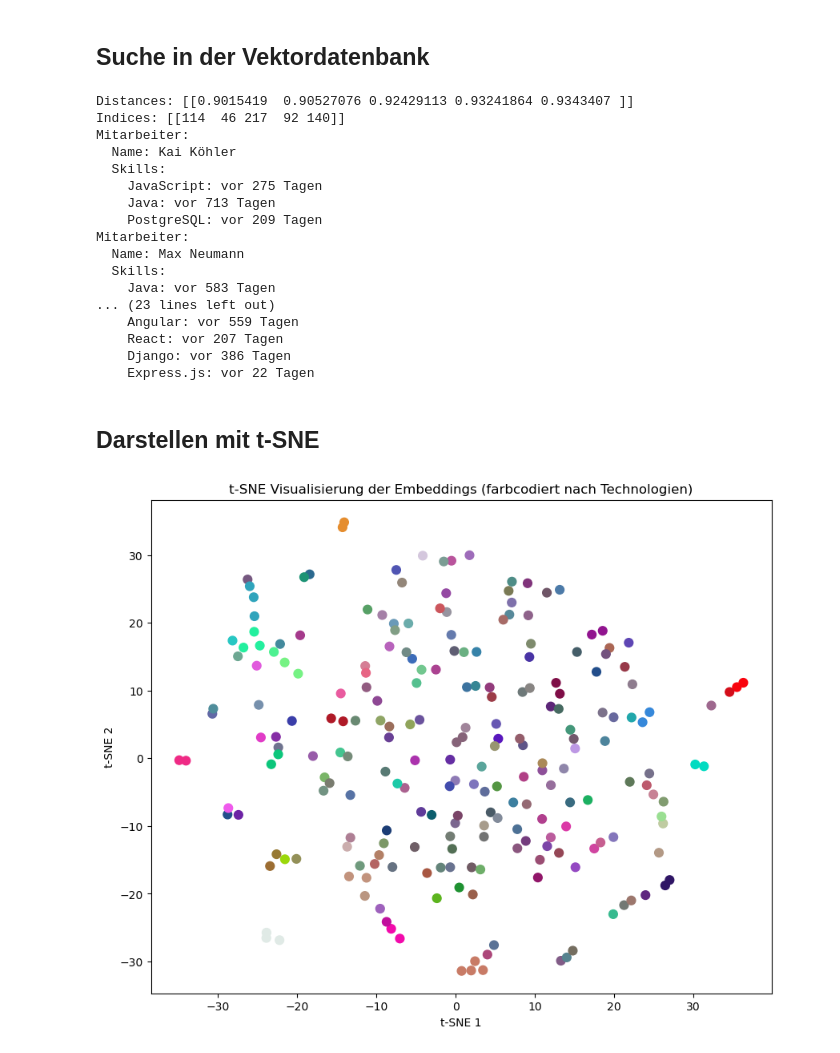
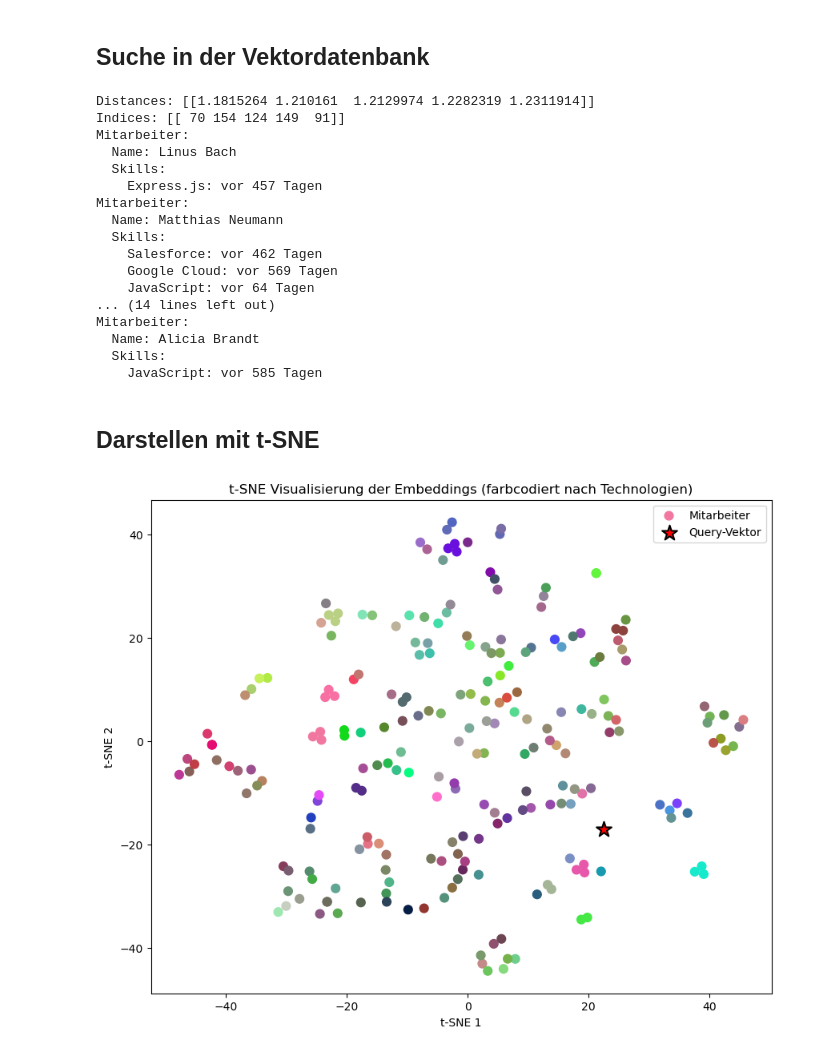
Before and after one commit to BTBTimoAntoniak/vektordatenbank-test, a Jupyter notebook: vektordatenbank.ipynb, the cells around one changed output. Drawn from its saved outputs; the diff is of its cells as text; code cells hidden in the pictures.

Commit message:
add query on plot

```diff
--- a/vektordatenbank.ipynb
+++ b/vektordatenbank.ipynb
@@ -20,6 +20,12 @@ class MitarbeiterSkills:
             f"  Skills:\n"
             f"    {technologien_str}"
         )
+
+    def to_embedding(self):
+        # Konvertiere die Technologien in eine Liste von Strings
+        technologien_str = [t.name for t in self.technologien]
+        # Erstelle ein Embedding aus den Technologien
+        return " ".join(technologien_str)
 # %%
 import json
 import random
@@ -70,7 +76,7 @@ Salesforce: [0.7013522876489348, 0.5981535874972491, 0.5216575675216305]
 # %% [markdown]
 ## Formatieren der Daten
 # %%
-data = []
+data: list[MitarbeiterSkills] = []
 
 for name in namen:
     skills = get_random_skills()
@@ -102,13 +115,9 @@ Mitarbeiter:
 # %%
-from openai import OpenAI
-
-client = OpenAI()
-
 embedded_data = []
 
 for ma in data:
     embedded_data.append(
-        client.embeddings.create(input=str(ma), model="text-embedding-3-small").data[0].embedding
+        client.embeddings.create(input=ma.to_embedding(), model="text-embedding-3-small").data[0].embedding
     )
 # %% [markdown]
 ## Erstellen der Vektordatenbank
@@ -124,7 +133,7 @@ index.add(embeddings_np)
 # %% [markdown]
 ## Suche in der Vektordatenbank
 # %%
-query = "Java Backend in den letzten 5 Monaten"
+query = "Frontend Technologien"
 query_vector = client.embeddings.create(input=query, model="text-embedding-3-small").data[0].embedding
 
 search_vector = np.array([query_vector]).astype('float32')
@@ -139,53 +148,57 @@ print(f"Indices: {indices}")
 for i in indices[0]:
     print(data[i])
 # %% [output]
-Distances: [[0.9015419  0.90527076 0.92429113 0.93241864 0.9343407 ]]
-Indices: [[114  46 217  92 140]]
+Distances: [[1.1815264 1.210161  1.2129974 1.2282319 1.2311914]]
+Indices: [[ 70 154 124 149  91]]
 Mitarbeiter:
-  Name: Kai Köhler
+  Name: Linus Bach
   Skills:
-    JavaScript: vor 275 Tagen
-    Java: vor 713 Tagen
-    PostgreSQL: vor 209 Tagen
+    Express.js: vor 457 Tagen
 Mitarbeiter:
-  Name: Max Neumann
+  Name: Matthias Neumann
   Skills:
-    Java: vor 583 Tagen
-... (23 lines left out)
-    Angular: vor 559 Tagen
-    React: vor 207 Tagen
-    Django: vor 386 Tagen
-    Express.js: vor 22 Tagen
+    Salesforce: vor 462 Tagen
+    Google Cloud: vor 569 Tagen
+    JavaScript: vor 64 Tagen
+... (14 lines left out)
+Mitarbeiter:
+  Name: Alicia Brandt
+  Skills:
+    JavaScript: vor 585 Tagen
 # %% [markdown]
 ## Darstellen mit t-SNE
 # %%
 import numpy as np
 import matplotlib.pyplot as plt
 from sklearn.manifold import TSNE
 
-# Wende t-SNE an (perplexity < n_samples, z.B. 10)
+# Kombiniere Embeddings und Query-Vektor für t-SNE
+all_embeddings = np.vstack([embeddings_np, search_vector])
 tsne = TSNE(n_components=2, random_state=42, perplexity=10)
-reduced_embeddings = tsne.fit_transform(embeddings_np)
+reduced_all = tsne.fit_transform(all_embeddings)
+reduced_embeddings = reduced_all[:-1]
+query_tsne = reduced_all[-1]
 
 # Berechne für jeden Mitarbeiter die Mischfarbe seiner Technologien
 def mix_colors(techs):
     colors = [tech_colors[t.name] for t in techs if t.name in tech_colors]
     if colors:
         return np.mean(colors, axis=0)
     else:
         return [0.5, 0.5, 0.5]  # Grau als Fallback
 
 point_colors = [mix_colors(ma.technologien) for ma in data]
 
 # Plotten der reduzierten Embeddings
 plt.figure(figsize=(10, 8))
-plt.scatter(reduced_embeddings[:, 0], reduced_embeddings[:, 1], s=60, c=point_colors)
+plt.scatter(reduced_embeddings[:, 0], reduced_embeddings[:, 1], s=60, c=point_colors, label="Mitarbeiter")
+plt.scatter(query_tsne[0], query_tsne[1], s=200, c="red", marker="*", edgecolor="black", linewidths=1.5, label="Query-Vektor")
 
 # Optional: Titel und Achsenbeschriftungen hinzufügen
 plt.title("t-SNE Visualisierung der Embeddings (farbcodiert nach Technologien)")
 plt.xlabel("t-SNE 1")
 plt.ylabel("t-SNE 2")
-
+plt.legend()
 plt.show()
 # %% [output]
-[figure, old version]
+[figure, new version]
```
Also changed, not shown: parts of 3 cells of this notebook.
